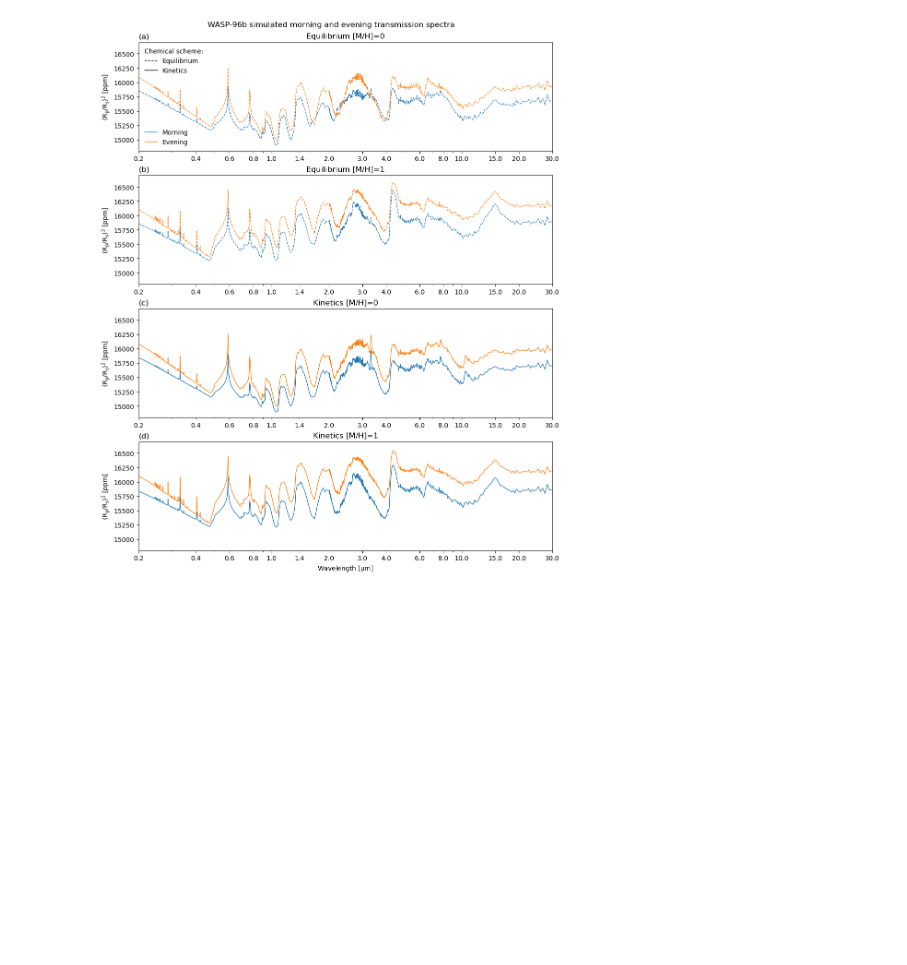
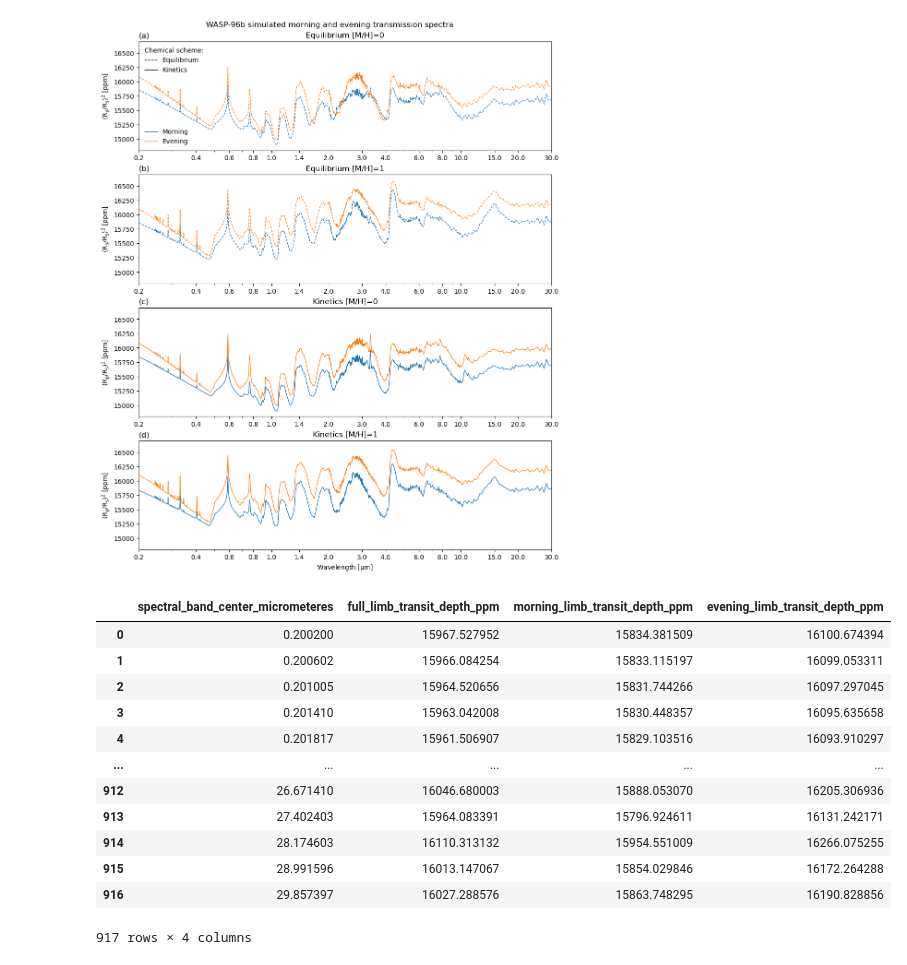
Before and after one commit to mzamyatina/quenching_driven_depletion_and_asymmetries, a Jupyter notebook: plt_transpec_combores_full_mor_eve.ipynb, the cells around one changed output. Saved outputs shown, nothing was run; the diff lists cells and outputs as text; code cells hidden in the pictures; blank space fills up the shorter version.

Commit message:
save transmission spectra

```diff
--- a/plt_transpec_combores_full_mor_eve.ipynb
+++ b/plt_transpec_combores_full_mor_eve.ipynb
@@ -21,6 +23,9 @@ rcParams["mathtext.default"] = "regular"
 # Project
 planet = "wasp96b"
 path_to_project = Path.home() / "projects" / planet
+path_to_dataset = (
+    Path.home() / "datasets" / "papers" / "zamyatina2024_quenching_driven_depletion_and_asymmetries"
+)
 # Absorbers
 absrbrs = [
     "all",
@@ -40,7 +45,9 @@ absrbrs = [
 ]
 # %%
 # Load combined resolution UM transmission spectra
-path_to_combores = Path.cwd() / "processed" / "transpec_combores"
+path_to_combores = Path(
+    "/home/mz355/scripts/zamyatina2023b/processed/transpec_combores"
+)  # Path.cwd() / "processed" / "transpec_combores"
 combores = {}
 for exp in ["equilibrium", "kinetics"]:
     combores[exp] = {}
@@ -319,3 +326,55 @@ plt_transpec_summary_mor_eve(absrbrs, "02_30")
 # %% [output]
 No artists with labels found to put in legend.  Note that artists whose label start with an underscore are ignored when legend() is called with no argument.
 [figure]
+# %%
+# Save to .csv
+absrbr = "all"
+for exp in ["equilibrium", "kinetics"]:
+    for mdh in ["mdh0", "mdh1"]:
+        x = combores[exp][mdh][absrbr]["full"].coord("spectral_band_centres").points * 1e6
+        full = combores[exp][mdh][absrbr]["full"].data
+        mor = combores[exp][mdh][absrbr]["morning"].data
+        eve = combores[exp][mdh][absrbr]["evening"].data
+        df = pd.DataFrame(
+            np.array(
+                [
+                    x,
+                    full,
+                    mor,
+                    eve,
+                ]
+            ).T,
+            columns=[
+                "spectral_band_center_micrometeres",
+                "full_limb_transit_depth_ppm",
+                "morning_limb_transit_depth_ppm",
+                "evening_limb_transit_depth_ppm",
+            ],
+        )
+        f = open(
+            path_to_dataset
+            / "met_office_um_transmission_spectra"
+            / f"met_office_um_{planet}_{exp}_{mdh}_full_morning_evening_transmission_spectrum.csv",
+            "a",
+        )
+        f.write("# WASP-96b transmission spectra from the Met Office Unified Model\n")
+        f.write(f"# Experiment: {exp}\n")
+        f.write(f"# Planet metallicity [M/H]: {mdh[-1]}\n")
+        df.to_csv(f, sep=",", index=False)
+        f.close()
+# %%
+df
+# %% [output]
+|  | spectral_band_center_micrometeres | full_limb_transit_depth_ppm | morning_limb_transit_depth_ppm | evening_limb_transit_depth_ppm |
+| 0 | 0.200200 | 15967.527952 | 15834.381509 | 16100.674394 |
+| 1 | 0.200602 | 15966.084254 | 15833.115197 | 16099.053311 |
+| 2 | 0.201005 | 15964.520656 | 15831.744266 | 16097.297045 |
+| 3 | 0.201410 | 15963.042008 | 15830.448357 | 16095.635658 |
+| 4 | 0.201817 | 15961.506907 | 15829.103516 | 16093.910297 |
+| ... | ... | ... | ... | ... |
+| 912 | 26.671410 | 16046.680003 | 15888.053070 | 16205.306936 |
+| 913 | 27.402403 | 15964.083391 | 15796.924611 | 16131.242171 |
+| 914 | 28.174603 | 16110.313132 | 15954.551009 | 16266.075255 |
+| 915 | 28.991596 | 16013.147067 | 15854.029846 | 16172.264288 |
+| 916 | 29.857397 | 16027.288576 | 15863.748295 | 16190.828856 |
+917 rows × 4 columns
```
Also changed, not shown: parts of 2 cells of this notebook.
